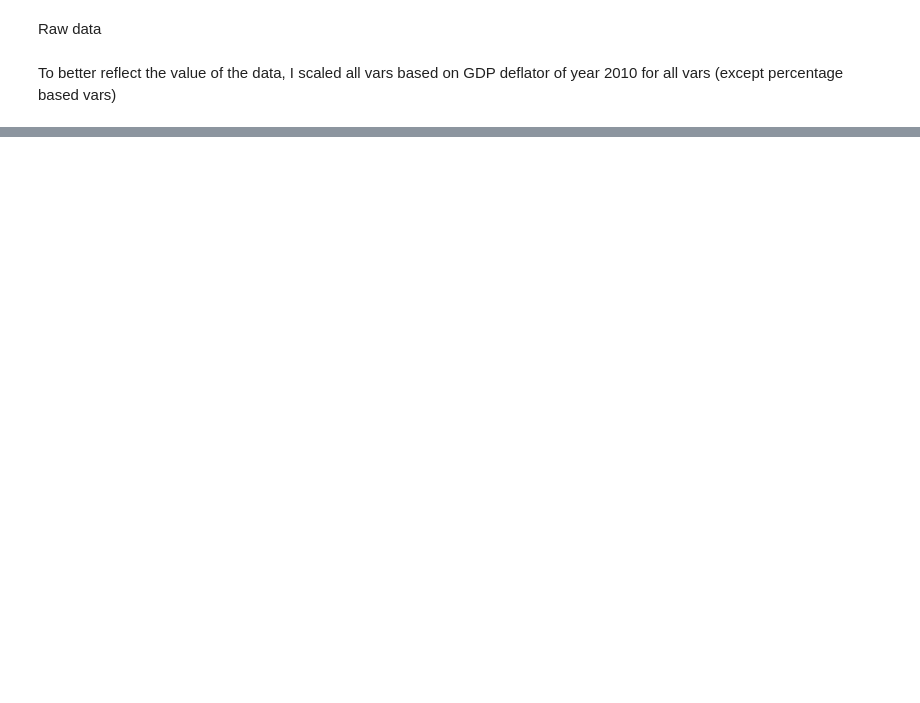
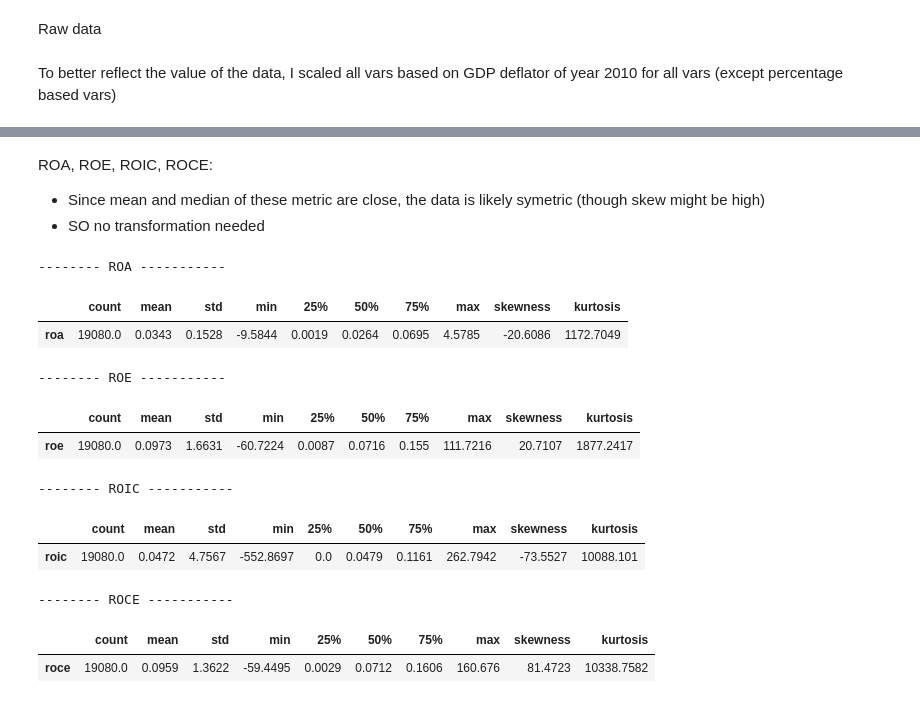
Before and after one commit to PeterDingVN/ML-Finance-VietnameseListedFirms, a Jupyter notebook: Main_work.ipynb, the cells around one changed output, grey strips where cells are left out. Cells and saved outputs as stored; diff of their text form; code cells hidden in the pictures; blank space fills up the shorter version.

```diff
--- a/Main_work.ipynb
+++ b/Main_work.ipynb
@@ -62,0 +124,33 @@ ROE
+# %% [markdown]
+ROA, ROE, ROIC, ROCE:
++ Since mean and median of these metric are close, the data is likely symetric (though skew might be high)
++ SO no transformation needed
+# %%
+# roa roe roic roce
+df_roa = df_raw_deflator.drop(columns=['ebitda', 'net_op_profit','roe', 'roic', 'roce', 'revenue'])
+df_roe = df_raw_deflator.drop(columns=['ebitda', 'net_op_profit','roa', 'roic', 'roce', 'revenue'])
+df_roic = df_raw_deflator.drop(columns=['ebitda', 'net_op_profit','roe', 'roa', 'roce', 'revenue'])
+df_roce = df_raw_deflator.drop(columns=['ebitda', 'net_op_profit','roe', 'roa', 'roic', 'revenue'])
+
+# Describe
+print('-------- ROA -----------')
+display(eda_describe(df_roa[['roa']]))
+print('-------- ROE -----------')
+display(eda_describe(df_roe[['roe']]))
+print('-------- ROIC -----------')
+display(eda_describe(df_roic[['roic']]))
+print('-------- ROCE -----------')
+display(eda_describe(df_roce[['roce']]))
+# %% [output]
+-------- ROA -----------
+|  | count | mean | std | min | 25% | 50% | 75% | max | skewness | kurtosis |
+| roa | 19080.0 | 0.0343 | 0.1528 | -9.5844 | 0.0019 | 0.0264 | 0.0695 | 4.5785 | -20.6086 | 1172.7049 |
+-------- ROE -----------
+|  | count | mean | std | min | 25% | 50% | 75% | max | skewness | kurtosis |
+| roe | 19080.0 | 0.0973 | 1.6631 | -60.7224 | 0.0087 | 0.0716 | 0.155 | 111.7216 | 20.7107 | 1877.2417 |
+-------- ROIC -----------
+|  | count | mean | std | min | 25% | 50% | 75% | max | skewness | kurtosis |
+| roic | 19080.0 | 0.0472 | 4.7567 | -552.8697 | 0.0 | 0.0479 | 0.1161 | 262.7942 | -73.5527 | 10088.101 |
+-------- ROCE -----------
+|  | count | mean | std | min | 25% | 50% | 75% | max | skewness | kurtosis |
+| roce | 19080.0 | 0.0959 | 1.3622 | -59.4495 | 0.0029 | 0.0712 | 0.1606 | 160.676 | 81.4723 | 10338.7582 |
```
Also changed, not shown: parts of 13 cells of this notebook, 4 other files.
